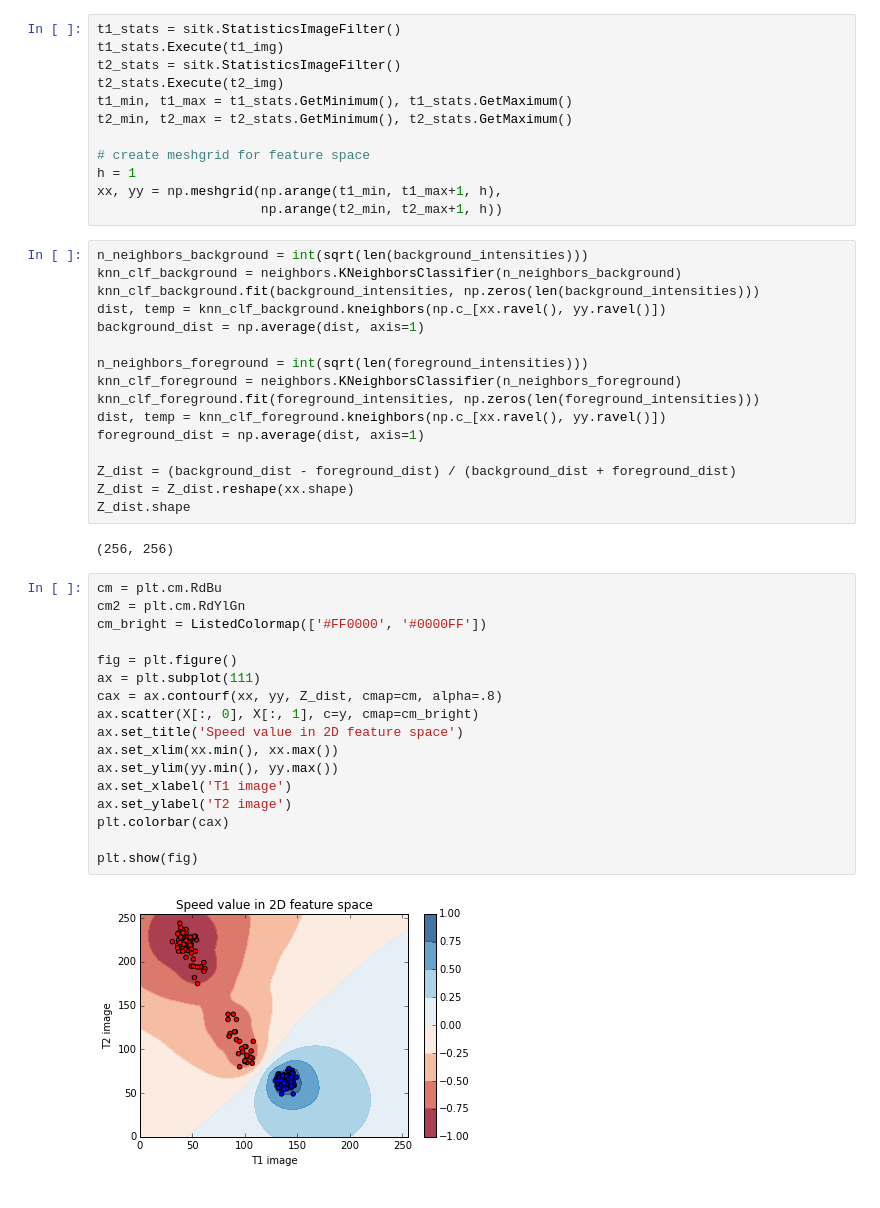
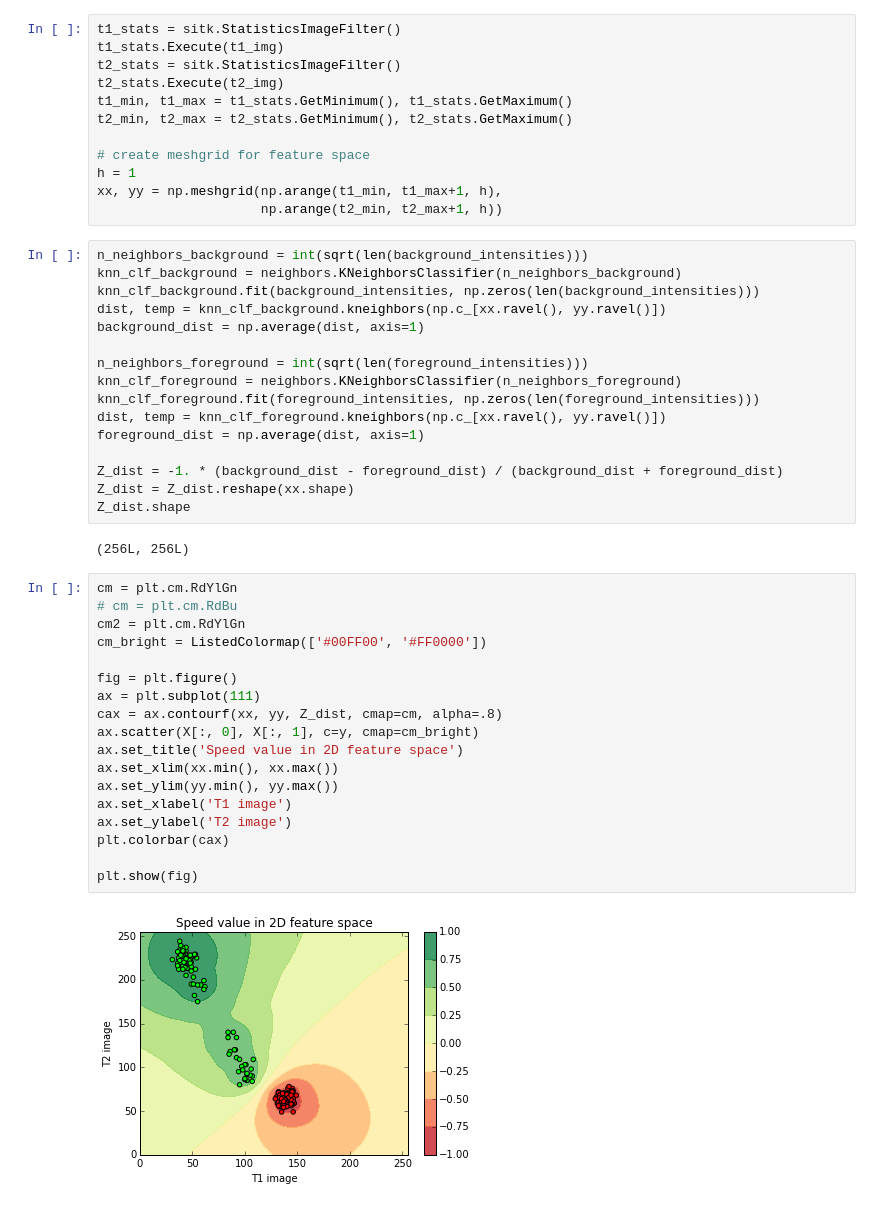
Before and after one commit to wenzhexue/level-set-speed-computation, a Jupyter notebook: brain-white-matter-seg.ipynb, the cells around one changed output. Saved outputs shown, nothing was run; the diff lists cells and outputs as text.

Commit message:
Updated using the same colormap as the presentation.

```diff
--- a/brain-white-matter-seg.ipynb
+++ b/brain-white-matter-seg.ipynb
@@ -91,30 +91,31 @@ knn_clf_foreground.fit(foreground_intensities, np.zeros(len(foreground_intensiti
 dist, temp = knn_clf_foreground.kneighbors(np.c_[xx.ravel(), yy.ravel()])
 foreground_dist = np.average(dist, axis=1)
 
-Z_dist = (background_dist - foreground_dist) / (background_dist + foreground_dist)
+Z_dist = -1. * (background_dist - foreground_dist) / (background_dist + foreground_dist)
 Z_dist = Z_dist.reshape(xx.shape)
 Z_dist.shape
 # %% [output]
-(256, 256)
+(256L, 256L)
 # %%
-cm = plt.cm.RdBu
+cm = plt.cm.RdYlGn
+# cm = plt.cm.RdBu
 cm2 = plt.cm.RdYlGn
-cm_bright = ListedColormap(['#FF0000', '#0000FF'])
+cm_bright = ListedColormap(['#00FF00', '#FF0000'])
 
 fig = plt.figure()
 ax = plt.subplot(111)
 cax = ax.contourf(xx, yy, Z_dist, cmap=cm, alpha=.8)
 ax.scatter(X[:, 0], X[:, 1], c=y, cmap=cm_bright)
 ax.set_title('Speed value in 2D feature space')
 ax.set_xlim(xx.min(), xx.max())
 ax.set_ylim(yy.min(), yy.max())
 ax.set_xlabel('T1 image')
 ax.set_ylabel('T2 image')
 plt.colorbar(cax)
 
 plt.show(fig)
 # %% [output]
-[figure, old version]
+[figure, new version]
 # %%
 from mpl_toolkits.mplot3d.axes3d import Axes3D
 fig = plt.figure()
```
Also changed, not shown: parts of 4 cells of this notebook.
